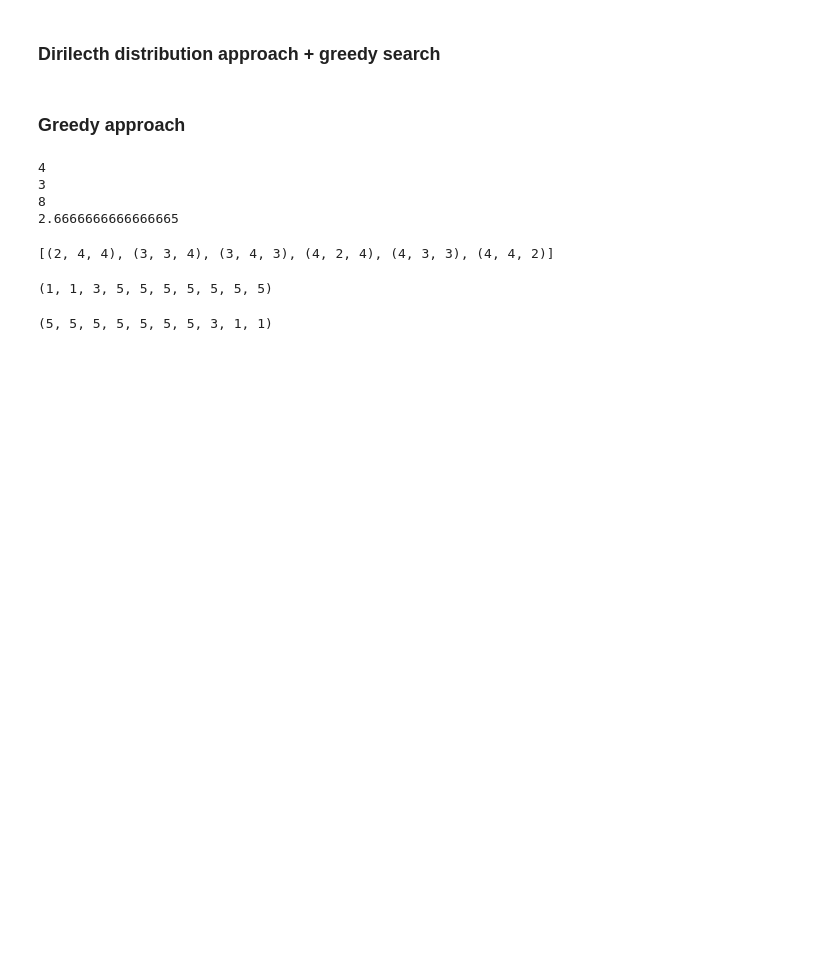
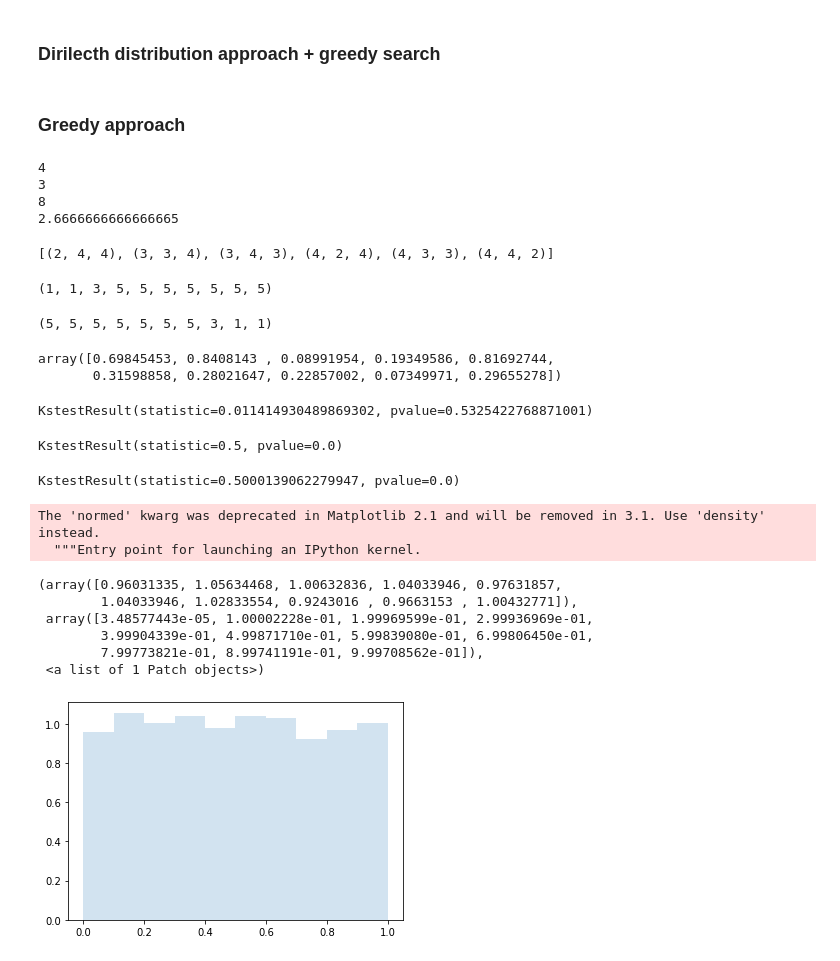
Before and after one commit to nicosandller/augmentation, a Jupyter notebook: exploration.ipynb, the cells around one changed output. Saved outputs shown, nothing was run; the diff lists cells and outputs as text; code cells hidden in the pictures; blank space fills up the shorter version.

```diff
--- a/exploration.ipynb
+++ b/exploration.ipynb
@@ -297,0 +310,31 @@ results[-1]
+# %%
+r = uniform.rvs(size=5000)
+# %%
+r[0:10]
+# %% [output]
+array([0.69845453, 0.8408143 , 0.08991954, 0.19349586, 0.81692744,
+       0.31598858, 0.28021647, 0.22857002, 0.07349971, 0.29655278])
+# %%
+kstest(r, 'uniform')
+# %% [output]
+KstestResult(statistic=0.011414930489869302, pvalue=0.5325422768871001)
+# %%
+kstest(normed_result, 'uniform')
+# %% [output]
+KstestResult(statistic=0.5, pvalue=0.0)
+# %%
+kstest(r, 'norm')
+# %% [output]
+KstestResult(statistic=0.5000139062279947, pvalue=0.0)
+# %%
+plt.hist(r, normed=True, histtype='stepfilled', alpha=0.2)
+# %% [output]
+The 'normed' kwarg was deprecated in Matplotlib 2.1 and will be removed in 3.1. Use 'density' instead.
+  """Entry point for launching an IPython kernel.
+(array([0.96031335, 1.05634468, 1.00632836, 1.04033946, 0.97631857,
+        1.04033946, 1.02833554, 0.9243016 , 0.9663153 , 1.00432771]),
+ array([3.48577443e-05, 1.00002228e-01, 1.99969599e-01, 2.99936969e-01,
+        3.99904339e-01, 4.99871710e-01, 5.99839080e-01, 6.99806450e-01,
+        7.99773821e-01, 8.99741191e-01, 9.99708562e-01]),
+ <a list of 1 Patch objects>)
+[figure, added]
```
Also changed, not shown: parts of 12 cells of this notebook, 1 other file.
